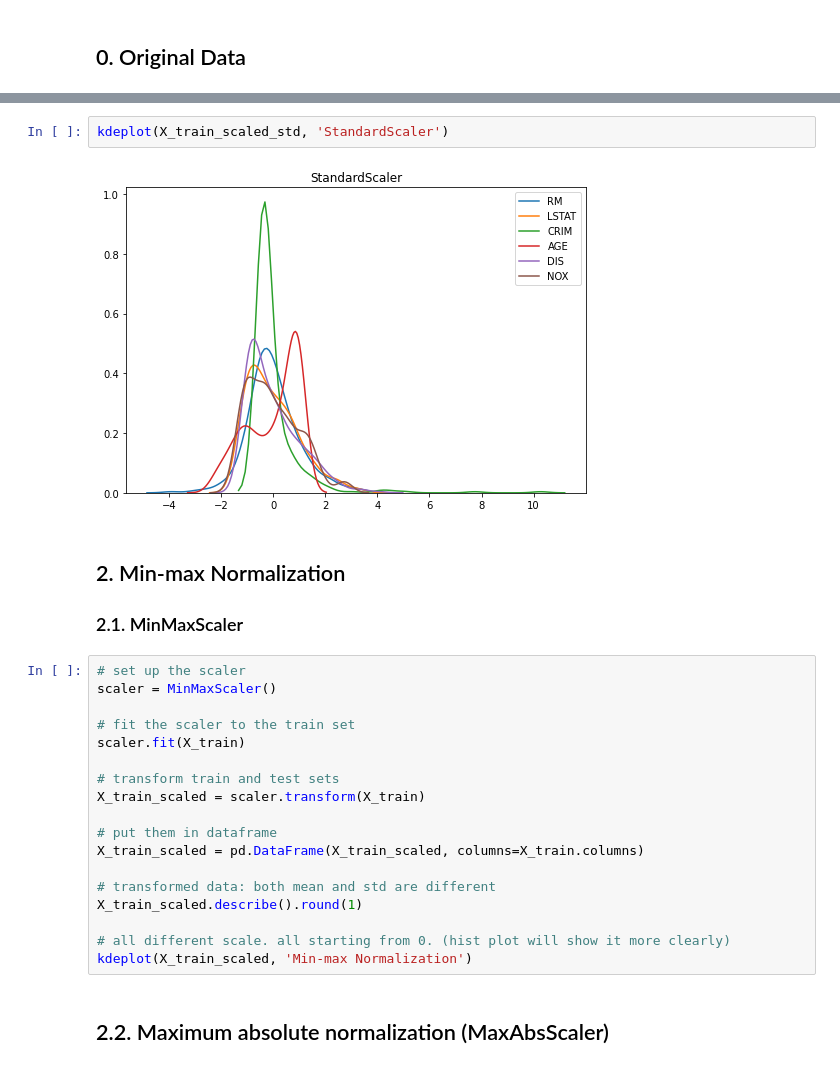
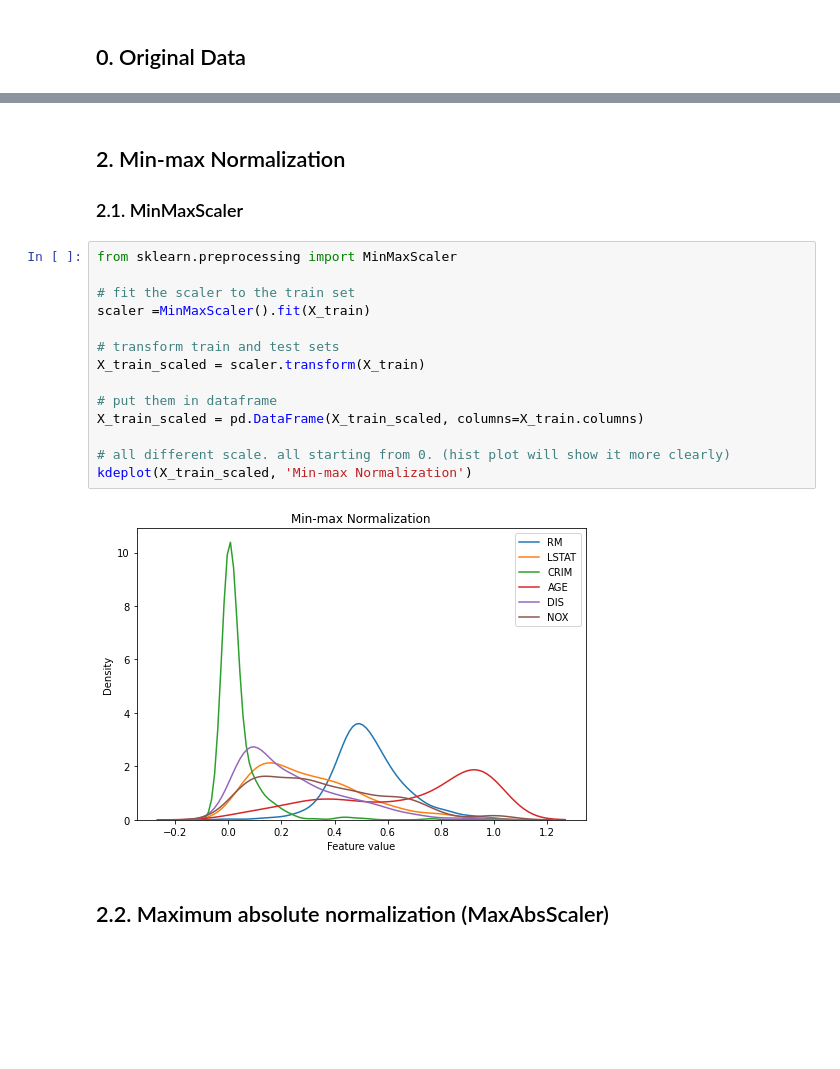
Before and after one commit to mkang32/feature-engineering, a Jupyter notebook: notebooks/6.feature_scaling/feature_scaling.ipynb, the cells around one changed output, grey strips where cells are left out. Saved outputs shown, nothing was run; the diff lists cells and outputs as text; blank space fills up the shorter version.

```diff
--- a/notebooks/6.feature_scaling/feature_scaling.ipynb
+++ b/notebooks/6.feature_scaling/feature_scaling.ipynb
@@ -112,29 +126,23 @@ X_train_scaled_std = pd.DataFrame(X_train_scaled_std, columns=X_train.columns)
-# %%
-kdeplot(X_train_scaled_std, 'StandardScaler')
-# %% [output]
-[figure, removed]
 # %% [markdown]
 ## 2. Min-max Normalization
 
 ### 2.1. MinMaxScaler
 # %%
-# set up the scaler
-scaler = MinMaxScaler()
+from sklearn.preprocessing import MinMaxScaler
 
 # fit the scaler to the train set
-scaler.fit(X_train)
+scaler =MinMaxScaler().fit(X_train)
 
 # transform train and test sets
 X_train_scaled = scaler.transform(X_train)
 
 # put them in dataframe
 X_train_scaled = pd.DataFrame(X_train_scaled, columns=X_train.columns)
 
-# transformed data: both mean and std are different
-X_train_scaled.describe().round(1)
-
 # all different scale. all starting from 0. (hist plot will show it more clearly)
 kdeplot(X_train_scaled, 'Min-max Normalization')
+# %% [output]
+[figure, added]
 # %% [markdown]
 ## 2.2. Maximum absolute normalization (MaxAbsScaler)
 # %% [markdown]
```
Also changed, not shown: parts of 11 cells of this notebook.
